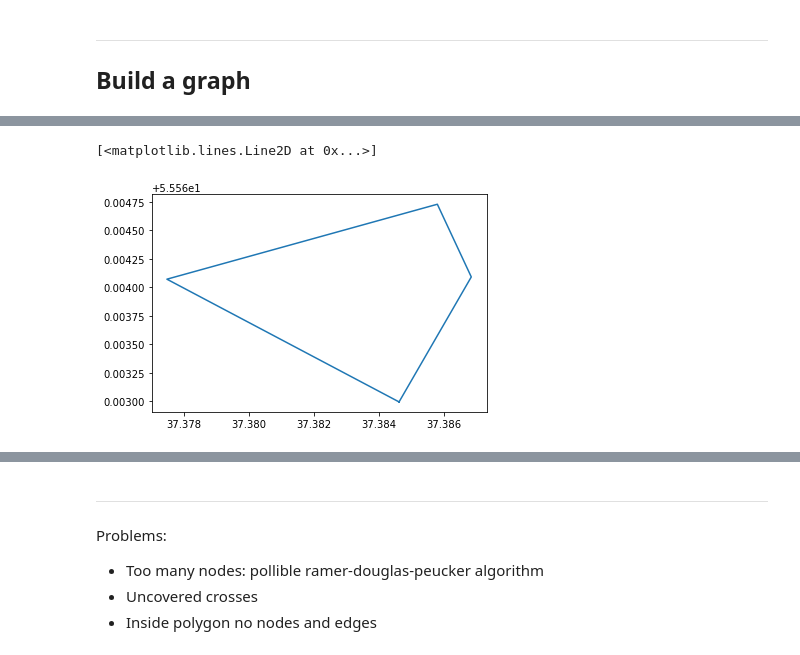
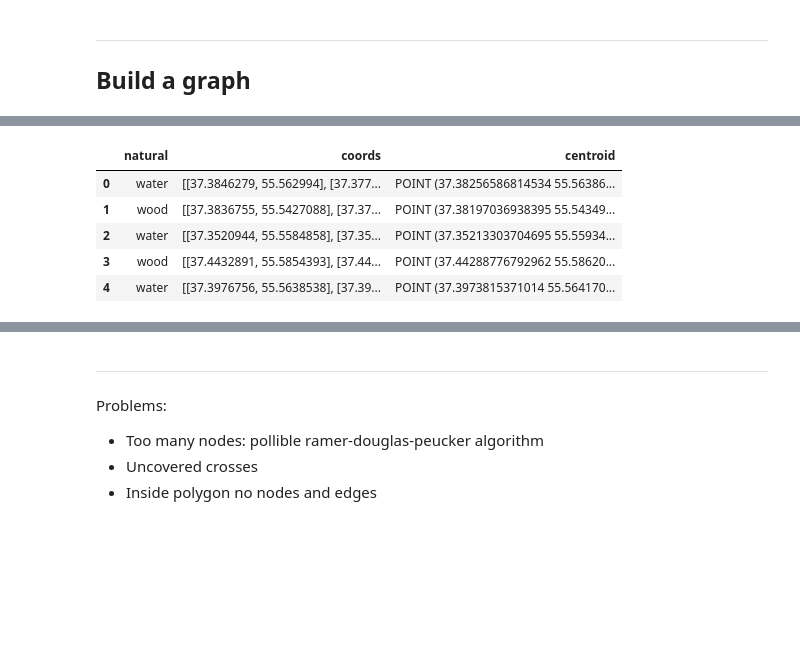
Before and after one commit to Denikozub/Offroad-routing-engine, a Jupyter notebook: Graph.ipynb, the cells around one changed output, grey strips where cells are left out. Cells and saved outputs as stored; diff of their text form; code cells hidden in the pictures; blank space fills up the shorter version.

Commit message:
rebuild dataframe

```diff
--- a/Graph.ipynb
+++ b/Graph.ipynb
@@ -147,9 +135,27 @@ e = a / l
-# %%
-smoothed = rdp.rdp(coords, epsilon = e)
-plt.plot(smoothed[:,0], smoothed[:,1])
-# %% [output]
-[<matplotlib.lines.Line2D at 0x...>]
-[figure, removed]
+# %%
+import pandas as pd
+import rdp
+
+epsilon = 0.001
+
+def get_coord(poly):
+    return rdp.rdp(np.array(mapping(poly)['coordinates'][0]), epsilon=epsilon)
+
+def get_centroid(poly):
+    return Polygon(poly).centroid
+
+polygons = pd.DataFrame(polygons)
+polygons['centroid'] = polygons.geometry.apply(get_centroid)
+polygons.geometry = polygons.geometry.apply(get_coord)
+polygons = polygons.reset_index().rename(columns={'geometry' : 'coords'}).drop(columns='index')
+polygons.head()
+# %% [output]
+|  | natural | coords | centroid |
+| 0 | water | [[37.3846279, 55.562994], [37.377... | POINT (37.38256586814534 55.56386... |
+| 1 | wood | [[37.3836755, 55.5427088], [37.37... | POINT (37.38197036938395 55.54349... |
+| 2 | water | [[37.3520944, 55.5584858], [37.35... | POINT (37.35213303704695 55.55934... |
+| 3 | wood | [[37.4432891, 55.5854393], [37.44... | POINT (37.44288776792962 55.58620... |
+| 4 | water | [[37.3976756, 55.5638538], [37.39... | POINT (37.3973815371014 55.564170... |
 # %%
 def build_graph(polygons):
     poly_number = polygons.shape[0]
```
Also changed, not shown: parts of 13 cells of this notebook.
